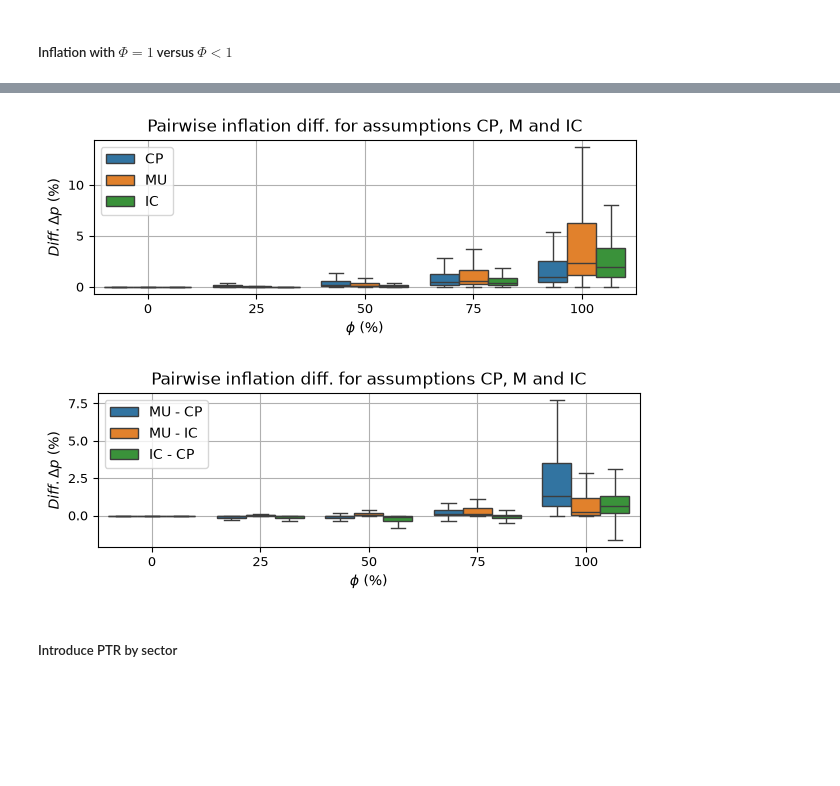
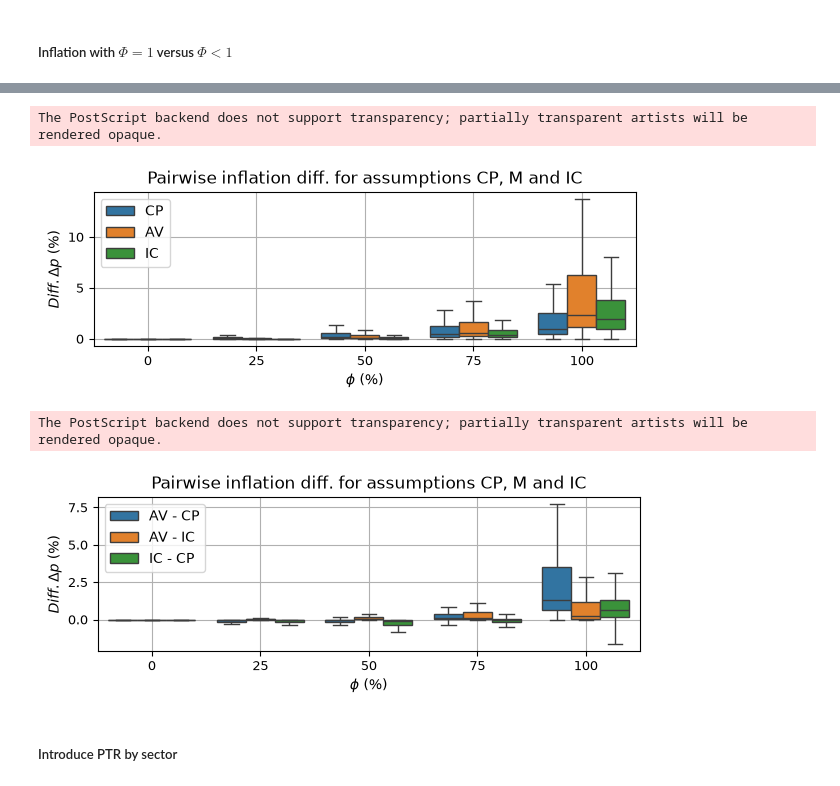
Before and after one commit to edouardpineau/Several-shades-of-input-output-models, a Jupyter notebook: main_several shades io modelling.ipynb, the cells around one changed output, grey strips where cells are left out. Saved outputs shown, nothing was run; the diff lists cells and outputs as text; code cells hidden in the pictures; blank space fills up the shorter version.

```diff
--- a/main_several shades io modelling.ipynb
+++ b/main_several shades io modelling.ipynb
@@ -409,7 +422,7 @@ Wall time: 32.9 s
 df_1 = (final_inflation_cp).copy()
 df_1["Source"] = "CP"
 df_2 = (final_inflation_mu).copy()
-df_2["Source"] = "MU"
+df_2["Source"] = "AV"
 df_3 = (final_inflation_ic).copy()
 df_3["Source"] = "IC"
 
@@ -427,32 +440,36 @@ plt.ylabel(r"$Diff. \Delta p$ (%)")
 plt.title(r"Pairwise inflation diff. for assumptions CP, M and IC")
 
 plt.savefig(os.path.join(pathways["CURRENT_PATH"], "outputs", "deltap_by_ptr_comparisons.png"), dpi=300, bbox_inches='tight')
+plt.savefig(os.path.join(pathways["CURRENT_PATH"], "outputs", "deltap_by_ptr_comparisons.eps"), format="eps", dpi=300, bbox_inches='tight')
 # %% [output]
+The PostScript backend does not support transparency; partially transparent artists will be rendered opaque.
 [figure]
 # %%
 df_1 = (final_inflation_mu - final_inflation_cp).copy()
-df_1["Source"] = "MU - CP"
+df_1["Source"] = "AV - CP"
 df_2 = (final_inflation_mu - final_inflation_ic).copy()
-df_2["Source"] = "MU - IC"
+df_2["Source"] = "AV - IC"
 df_3 = (final_inflation_ic - final_inflation_cp).copy()
 df_3["Source"] = "IC - CP"
 
 df_boxplot = pandas.concat([df_1, df_2, df_3])
 df_boxplot = pandas.melt(df_boxplot, id_vars=['Source'])
 
 plt.figure(figsize=(7, 2))
 seaborn.boxplot(df_boxplot, x='variable', y='value', hue='Source', showfliers=False)
 plt.xticks(rotation=0, ha='center', fontsize=9);
 plt.yticks(fontsize=9);
 plt.legend(title=None);
 plt.grid()
 plt.xlabel(r"$\phi$ (%)")
 plt.ylabel(r"$Diff. \Delta p$ (%)")
 plt.title(r"Pairwise inflation diff. for assumptions CP, M and IC")
 
 plt.savefig(os.path.join(pathways["CURRENT_PATH"], "outputs", "deltap_by_ptr_pairwise_diff.png"), dpi=300, bbox_inches='tight')
+plt.savefig(os.path.join(pathways["CURRENT_PATH"], "outputs", "deltap_by_ptr_pairwise_diff.eps"),format="eps", dpi=300, bbox_inches='tight')
 # %% [output]
+The PostScript backend does not support transparency; partially transparent artists will be rendered opaque.
-[figure, old version]
+[figure, new version]
 # %% [markdown]
 ##### Introduce PTR by sector
 # %%
```
Also changed, not shown: parts of 22 cells of this notebook.
